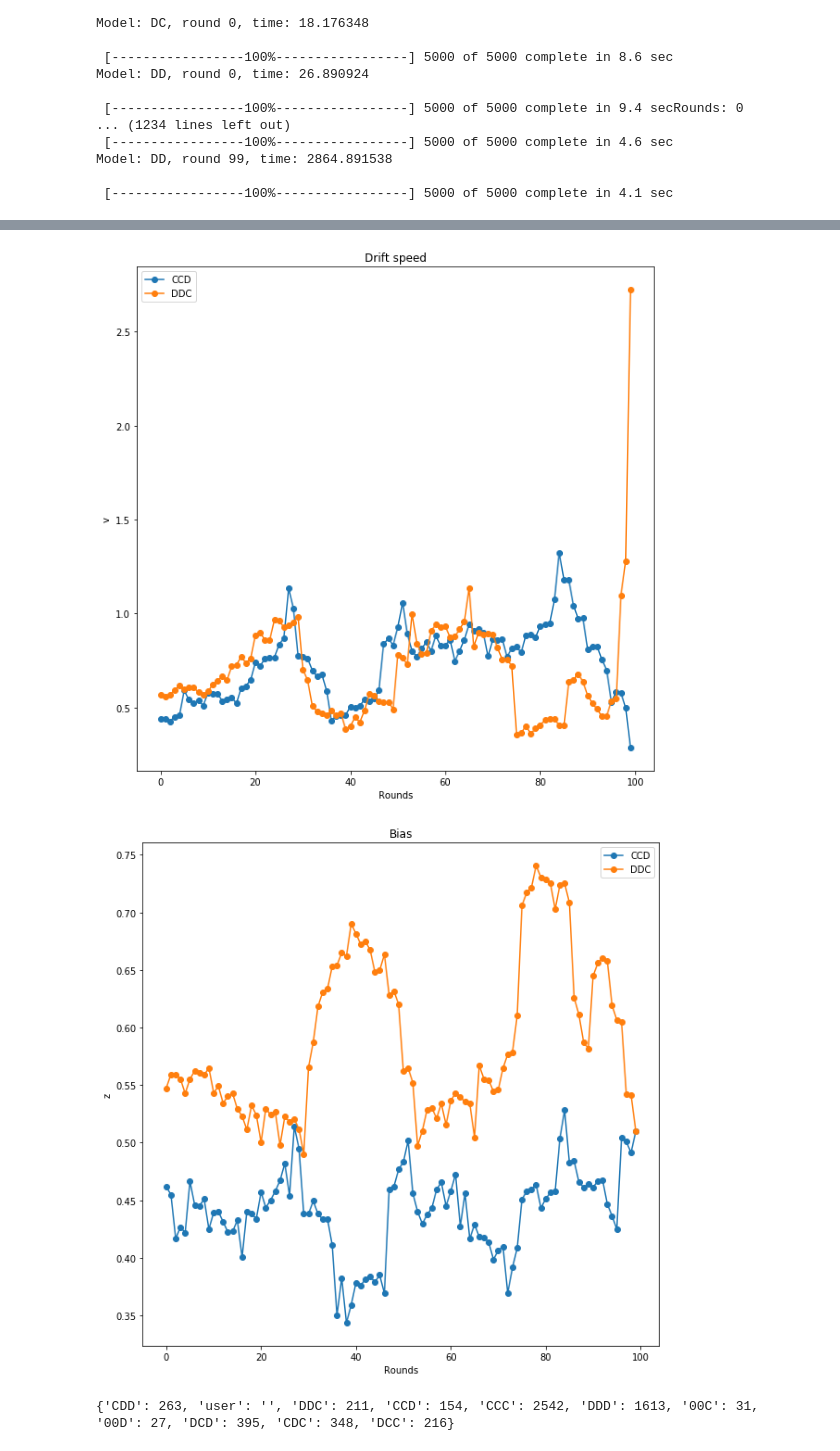
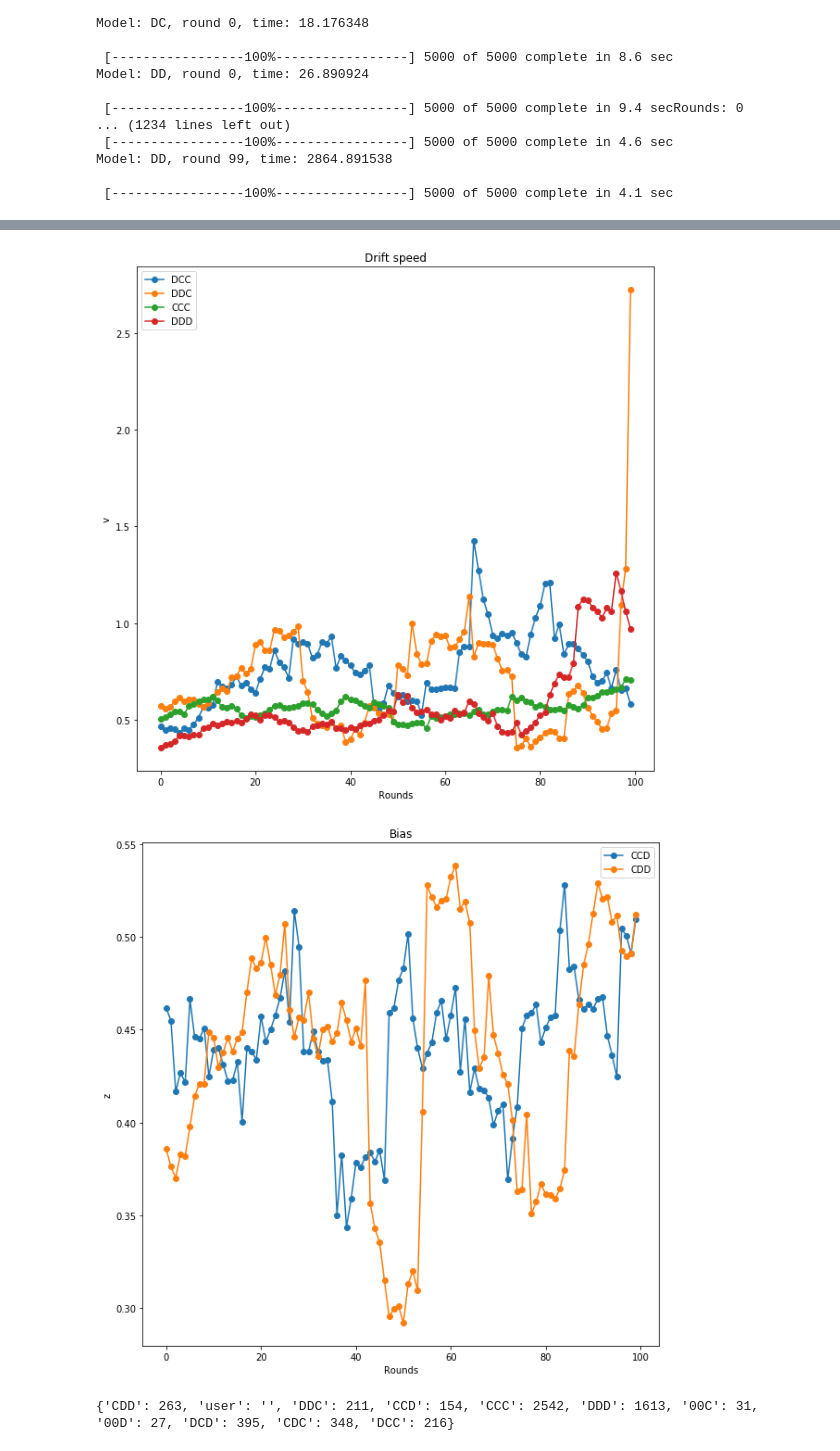
Before and after one commit to eladiomontero/DecisionTimes, a Jupyter notebook: First Experiments PD/decisionTimesAnalysis.ipynb, the cells around one changed output, grey strips where cells are left out. Saved outputs shown, nothing was run; the diff lists cells and outputs as text; code cells hidden in the pictures.

Commit message:
Madrid data
Further analysis on the Madrid Data

```diff
--- a/First Experiments PD/decisionTimesAnalysis.ipynb
+++ b/First Experiments PD/decisionTimesAnalysis.ipynb
@@ -580,7 +580,7 @@ Model: DDD, round 99, time: 5485.148246
 def plot_rounds_context(groups, param, title, normalize = False):
     plt.figure(figsize = (10,10))
     for g in groups:
-        data = pd.read_csv("%s_rounds.csv" % (g))
+        data = pd.read_csv("./outputs/%s_rounds.csv" % (g))
         param_df = data.loc[(data.parameter == param), ["mean", "round"]]
         if normalize:
             if param == "v":
@@ -668,11 +668,11 @@ plot_rounds_context(["CDD", "DCC"], "a", "Threshold")
 # %%
-plot_rounds_context(["CCD", "DDC"], "v", "Drift speed", normalize = True)
+plot_rounds_context(["DCC", "DDC", "CCC", "DDD"], "v", "Drift speed", normalize = True)
 # %% [output]
-[figure, old version]
+[figure, new version]
 # %%
-plot_rounds_context(["CCD", "DDC"], "z", "Bias")
+plot_rounds_context(["CCD", "CDD"], "z", "Bias")
 # %% [output]
-[figure, old version]
+[figure, new version]
 # %%
 def actionChange(actions1, actions2, user1, user2, rt):
     if len(actions1) != len(actions2): return "Lenghts mismatch" #Raise exception
```
Also changed, not shown: parts of 11 cells of this notebook, 15 other files.
